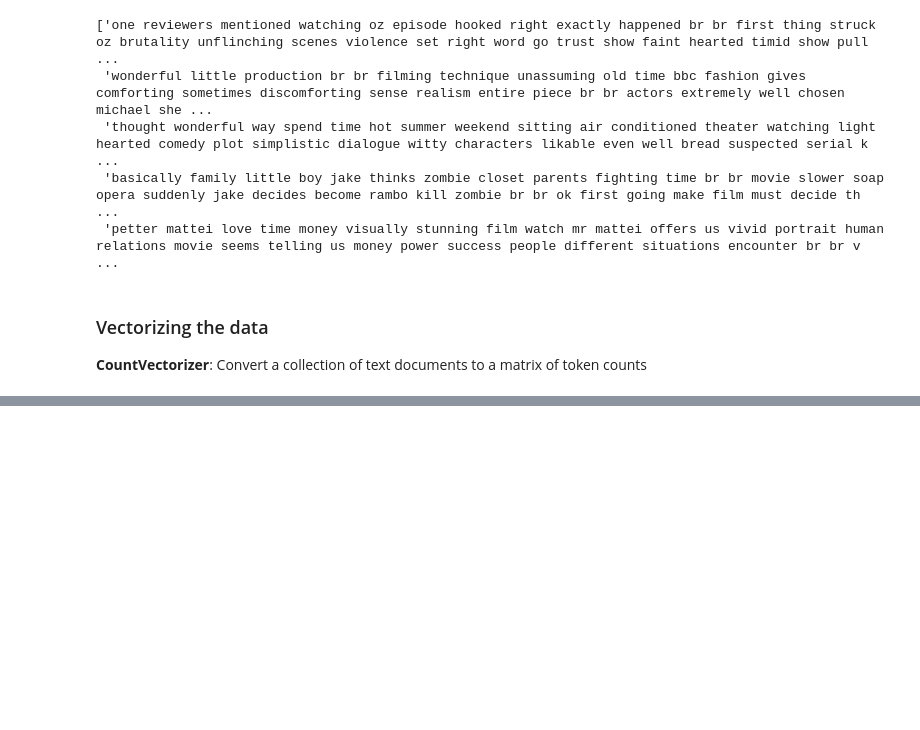
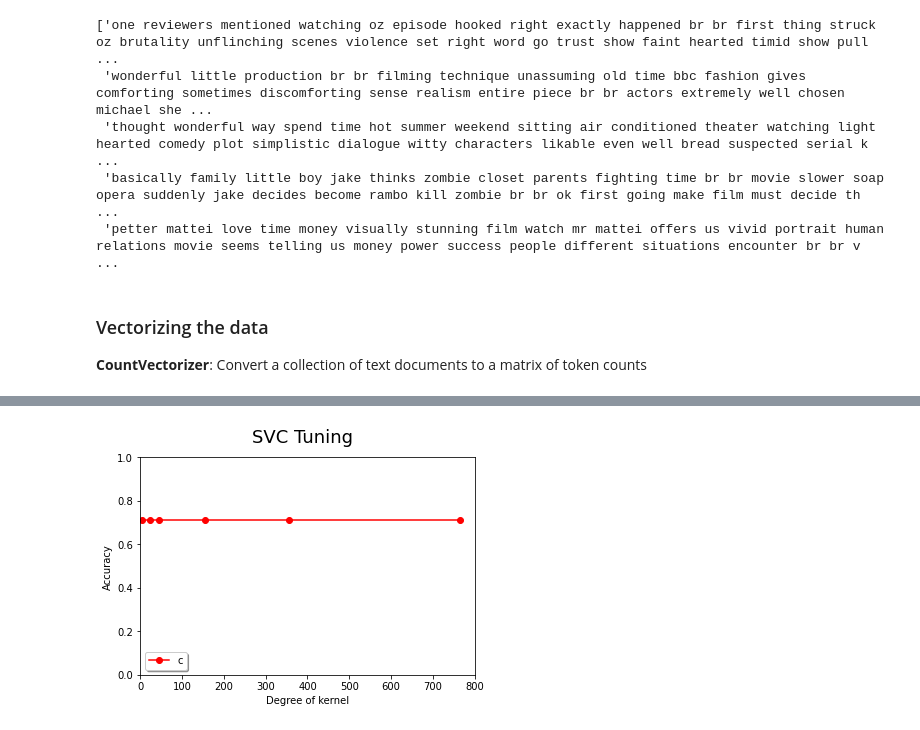
Before and after one commit to mpozzini/CS167-Project-2, a Jupyter notebook: Project_2_NLP.ipynb, the cells around one changed output, grey strips where cells are left out. Cells and saved outputs as stored; diff of their text form; code cells hidden in the pictures; blank space fills up the shorter version.

```diff
--- a/Project_2_NLP.ipynb
+++ b/Project_2_NLP.ipynb
@@ -109,0 +188,21 @@ test_data_vectors = vectorizer.transform(test_data).toarray()
+# %%
+# SVC Graph and Tuning
+cl_vals = [4, 23, 45, 155, 356, 765]
+clf_accuracy = []
+
+for cl in cl_vals:
+  clf = SVC(degree = cl)
+  clf.fit(train_data_vectors, train_sln)
+  clf_pred = clf.predict(test_data_vectors)
+  clf_curr_accuracy = accuracy_score(test_sln, clf_pred)
+  clf_accuracy.append(clf_curr_accuracy)
+
+plt.suptitle('SVC Tuning', fontsize = 18)
+plt.xlabel('Degree of kernel')
+plt.ylabel('Accuracy')
+plt.plot(cl_vals, clf_accuracy, 'ro-', label='c')
+plt.legend(loc='lower left', shadow= True)
+plt.axis([0,800,0,1])
+plt.show()
+# %% [output]
+[figure, added]
```
Also changed, not shown: parts of 23 cells of this notebook.
